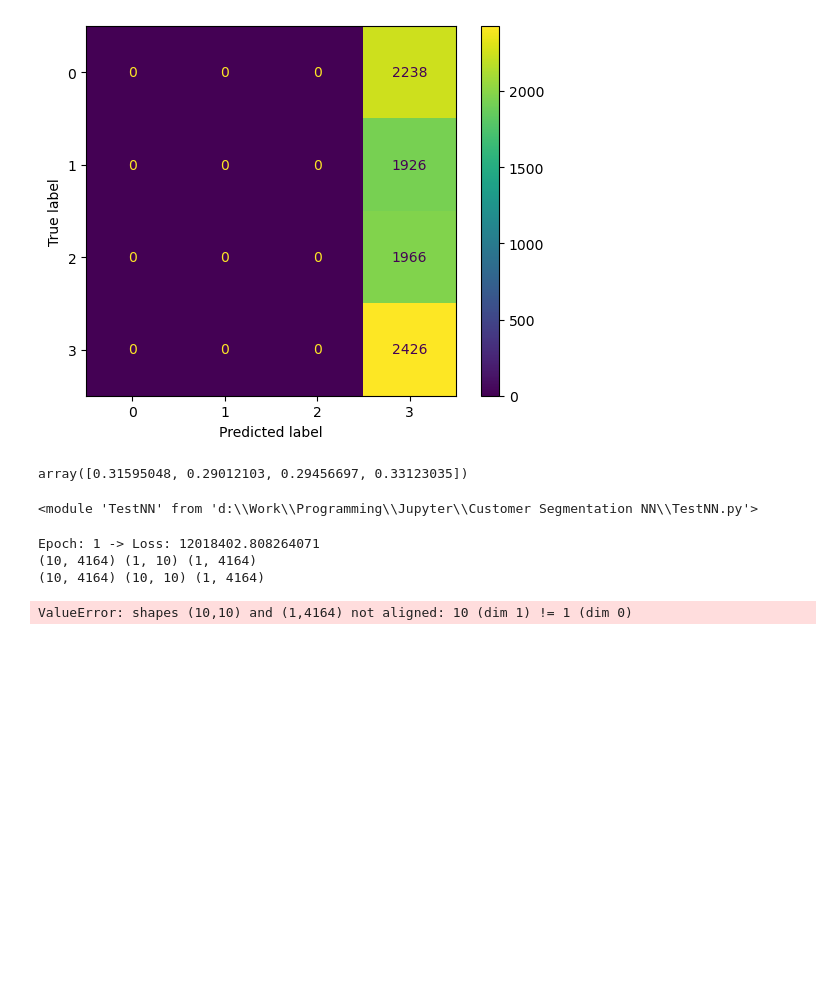
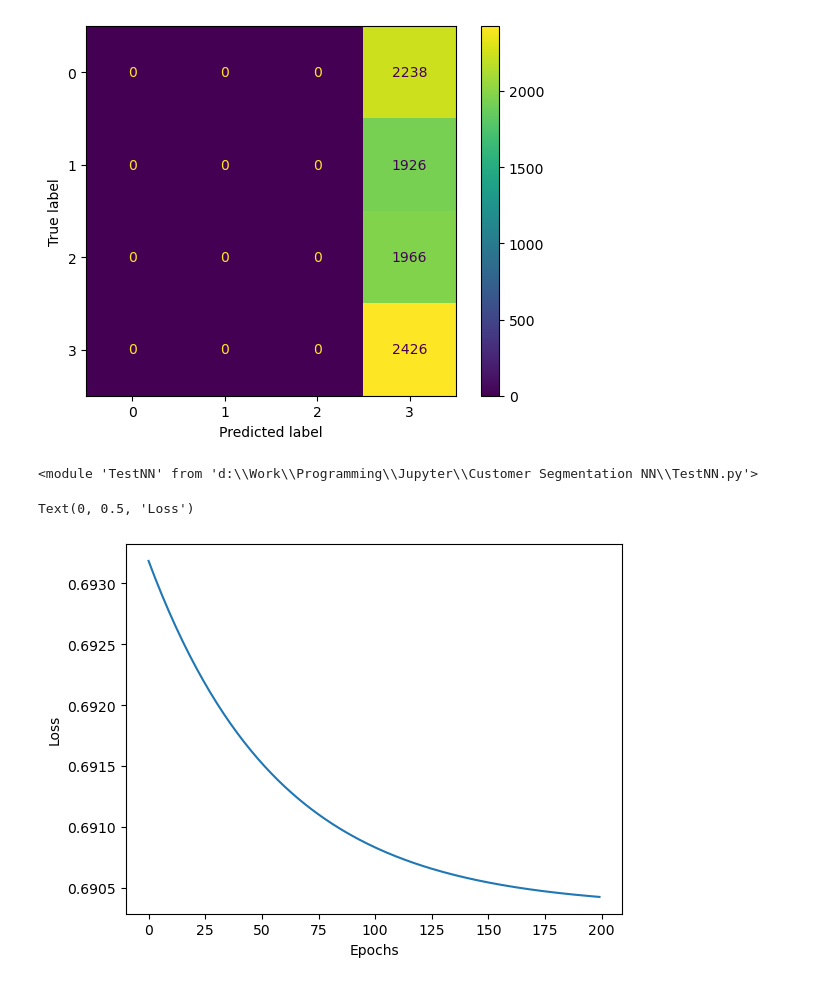
Before and after one commit to AsimWattoo/CustomerSegmentation_NN_Python, a Jupyter notebook: index.ipynb, the cells around one changed output. Cells and saved outputs as stored; diff of their text form; code cells hidden in the pictures; blank space fills up the shorter version.

```diff
--- a/index.ipynb
+++ b/index.ipynb
@@ -151,24 +156,19 @@ cm_display.plot()
 plt.show()
 # %% [output]
 [figure]
-# %%
-raw_predictions[50]
-# %% [output]
-array([0.31595048, 0.29012103, 0.29456697, 0.33123035])
 # %%
 import TestNN as TNN
 importlib.reload(TNN)
 # %% [output]
 <module 'TestNN' from 'd:\\Work\\Programming\\Jupyter\\Customer Segmentation NN\\TestNN.py'>
-# %%
-parameters = TNN.initialize_parameters_deep([n, 10, 10, 1])
-AL, caches = TNN.L_model_forward(np.transpose(test_train_X), parameters)
-loss = TNN.compute_cost(AL, test_train_y)
-print(f'Epoch: 1 -> Loss: {loss}')
-grads = TNN.L_model_backward(AL, test_train_y, caches)
-parameters = TNN.update_parameters(parameters, grads, 0.1)
-# %% [output]
-Epoch: 1 -> Loss: 12018402.808264071
-(10, 4164) (1, 10) (1, 4164)
-(10, 4164) (10, 10) (1, 4164)
-ValueError: shapes (10,10) and (1,4164) not aligned: 10 (dim 1) != 1 (dim 0)
+# %%
+params, loss = TNN.train(test_train_X.T, test_train_y.T, [n, 10, 10, 1], 200, 0.01)
+# %%
+loss = np.squeeze(np.reshape(loss, (1, -1)))
+# %%
+plt.plot(loss)
+plt.xlabel("Epochs")
+plt.ylabel("Loss")
+# %% [output]
+Text(0, 0.5, 'Loss')
+[figure, added]
```
Also changed, not shown: parts of 5 cells of this notebook, 1 other file.
